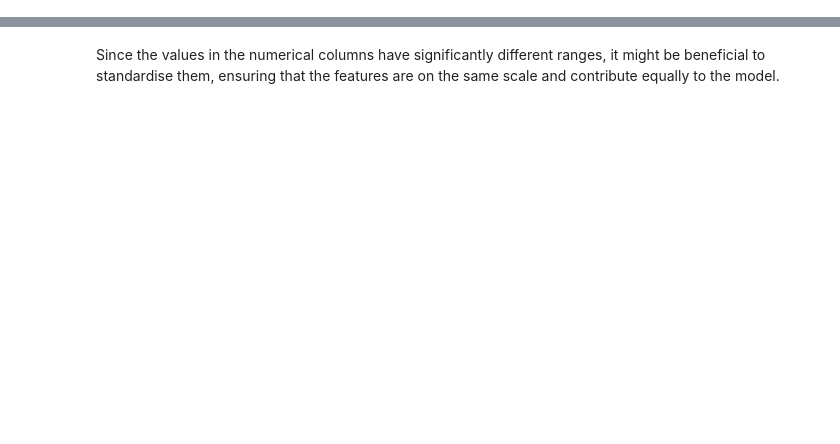
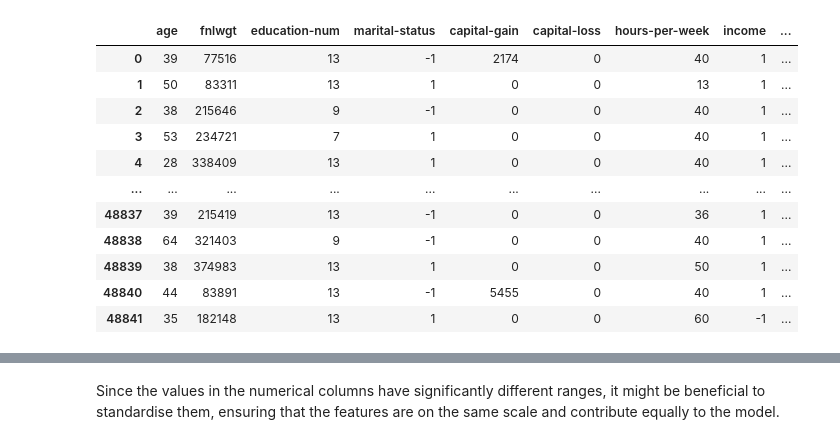
Before and after one commit to BramSimonnet/COGS118A-Project, a Jupyter notebook: FinalProjectCode.ipynb, the cells around one changed output, grey strips where cells are left out. Drawn from its saved outputs; the diff is of its cells as text; code cells hidden in the pictures; blank space fills up the shorter version.

```diff
--- a/FinalProjectCode.ipynb
+++ b/FinalProjectCode.ipynb
@@ -49,0 +1,80 @@ adult
+# %%
+import pandas as pd
+import numpy as np
+
+# Define column headers
+columns = [
+    "age", "workclass", "fnlwgt", "education", "education-num",
+    "marital-status", "occupation", "relationship", "race", "sex",
+    "capital-gain", "capital-loss", "hours-per-week", "native-country", "income"
+]
+
+# Load data and combine training/testing datasets for consistent processing
+train_data = pd.read_csv("adult.data", header=None, names=columns, na_values=" ?", skipinitialspace=True)
+test_data = pd.read_csv("adult.test", header=None, names=columns, na_values=" ?", skipinitialspace=True, skiprows=1)
+adult = pd.concat([train_data, test_data], ignore_index=True)
+
+# Drop rows with missing values
+adult.dropna(axis=0, inplace=True)
+
+# Strip whitespace and map income to binary values (-1 for '>50K', 1 for '<=50K')
+adult['income'] = adult['income'].str.strip().replace({'>50K.': -1, '<=50K.': 1, '>50K': -1, '<=50K': 1})
+
+# Process 'marital-status' into binary categories
+couple_status = ["Married-civ-spouse", "Married-spouse-absent", "Married-AF-spouse"]
+single_status = ["Never-married", "Divorced", "Separated", "Widowed"]
+adult['marital-status'] = adult['marital-status'].apply(lambda x: 1 if x in couple_status else -1)
+
+# One-hot encode categorical columns (excluding 'native-country')
+categorical_columns = ['workclass', 'education', 'occupation', 'relationship', 'race', 'sex']
+adult = pd.get_dummies(adult, columns=categorical_columns, prefix_sep='_', drop_first=True)
+
+# Group 'native-country' into regions and one-hot encode
+def map_country_to_region(country):
+    region_mapping = {
+        "United-States": "North_America", "Canada": "North_America", "Mexico": "North_America",
+        "Puerto-Rico": "North_America", "Outlying-US(Guam-USVI-etc)": "North_America",
+        "Cuba": "Central_South_America", "Jamaica": "Central_South_America",
+        "Honduras": "Central_South_America", "Columbia": "Central_South_America",
+        "Ecuador": "Central_South_America", "Dominican-Republic": "Central_South_America",
+        "El-Salvador": "Central_South_America", "Guatemala": "Central_South_America",
+        "Trinadad&Tobago": "Central_South_America", "Nicaragua": "Central_South_America",
+        "Peru": "Central_South_America", "England": "Europe", "Germany": "Europe",
+        "Italy": "Europe", "Poland": "Europe", "Portugal": "Europe", "France": "Europe",
+        "Scotland": "Europe", "Greece": "Europe", "Ireland": "Europe", "Hungary": "Europe",
+        "Holand-Netherlands": "Europe", "Yugoslavia": "Europe", "India": "Asia",
+        "Iran": "Asia", "Philippines": "Asia", "Cambodia": "Asia", "Thailand": "Asia",
+        "Laos": "Asia", "Taiwan": "Asia", "China": "Asia", "Japan": "Asia", "Vietnam": "Asia",
+        "Hong": "Asia", "?": "Unknown", "South": "Unknown"
+    }
+    return region_mapping.get(country, "Other")
+
+adult['native-country'] = adult['native-country'].apply(map_country_to_region)
+adult = pd.get_dummies(adult, columns=['native-country'], drop_first=True)
+
+# Convert binary columns from 0/1 to -1/1 for consistency
+binary_columns = adult.select_dtypes(include=['int64', 'uint8']).columns
+for col in binary_columns:
+    if adult[col].nunique() == 2:  # Check for binary columns
+        adult[col] = adult[col].apply(lambda x: 1 if x == 1 else -1)
+
+for column in adult.columns:
+    if adult[column].dtype == bool:  # Check if the column is boolean
+        adult[column] = adult[column].replace({True: 1, False: -1})  # Replace True with 1 and False with -1
+    elif adult[column].dtype == int and adult[column].nunique() == 2:  # Check if the column has 2 unique values (likely one-hot encoded)
+        adult[column] = adult[column].replace({1: 1, 0: -1})  # Leave 1 as is, replace 0 with -1
+
+adult
+# %% [output]
+|  | age | fnlwgt | education-num | marital-status | capital-gain | capital-loss | hours-per-week | income | ... |
+| 0 | 39 | 77516 | 13 | -1 | 2174 | 0 | 40 | 1 | ... |
+| 1 | 50 | 83311 | 13 | 1 | 0 | 0 | 13 | 1 | ... |
+| 2 | 38 | 215646 | 9 | -1 | 0 | 0 | 40 | 1 | ... |
+| 3 | 53 | 234721 | 7 | 1 | 0 | 0 | 40 | 1 | ... |
+| 4 | 28 | 338409 | 13 | 1 | 0 | 0 | 40 | 1 | ... |
+| ... | ... | ... | ... | ... | ... | ... | ... | ... | ... |
+| 48837 | 39 | 215419 | 13 | -1 | 0 | 0 | 36 | 1 | ... |
+| 48838 | 64 | 321403 | 9 | -1 | 0 | 0 | 40 | 1 | ... |
+| 48839 | 38 | 374983 | 13 | 1 | 0 | 0 | 50 | 1 | ... |
+| 48840 | 44 | 83891 | 13 | -1 | 5455 | 0 | 40 | 1 | ... |
+| 48841 | 35 | 182148 | 13 | 1 | 0 | 0 | 60 | -1 | ... |
```
Also changed, not shown: parts of 7 cells of this notebook.
